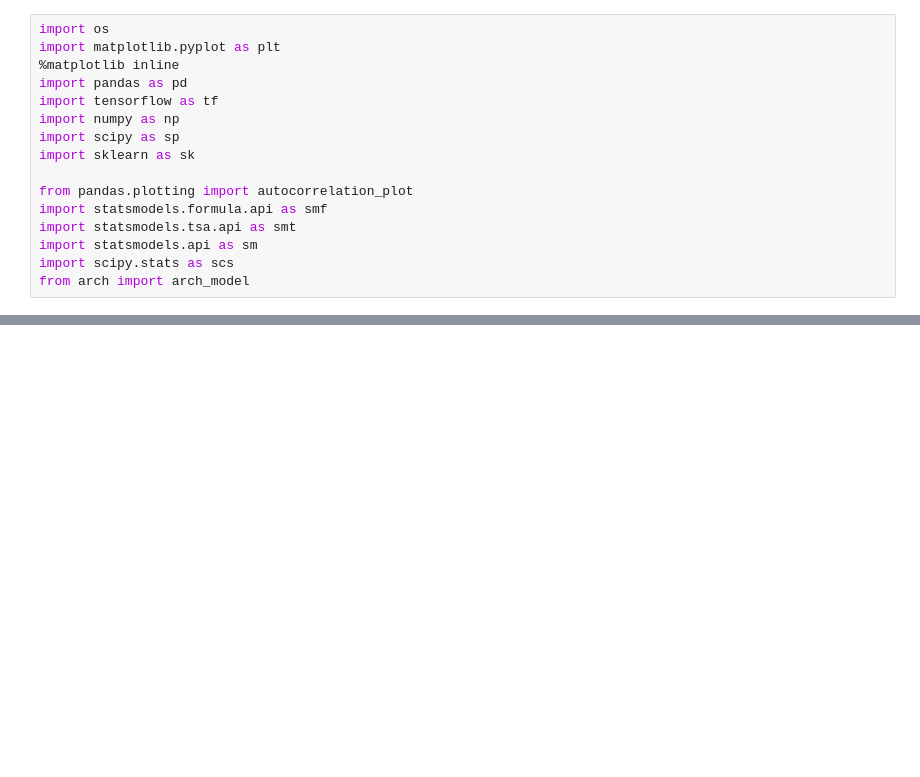
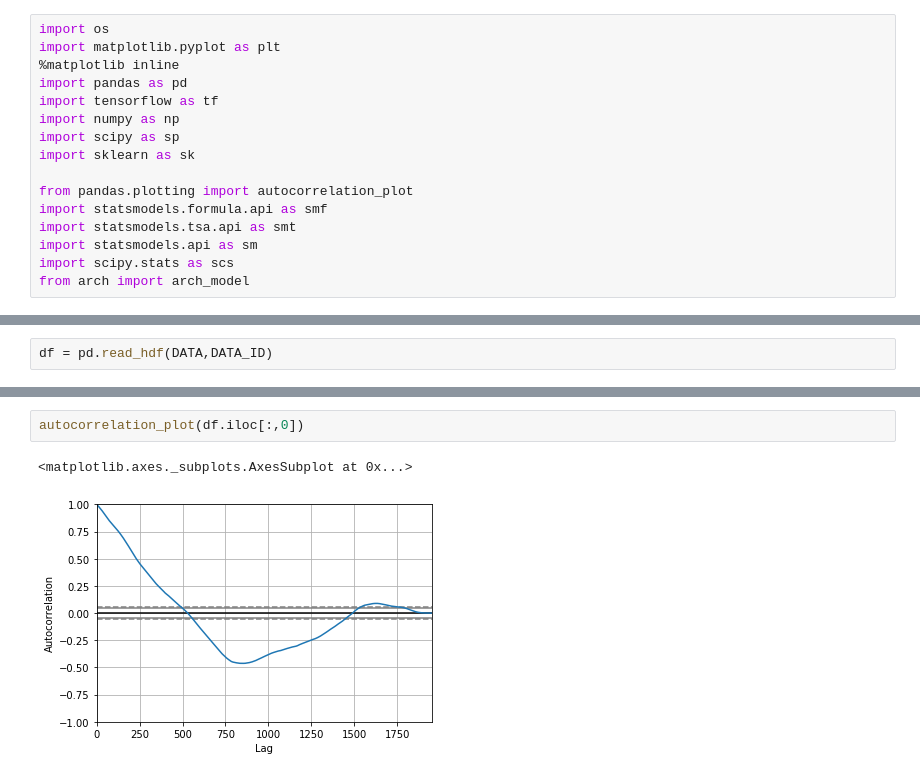
Before and after one commit to SiyangJ/DeepStock, a Jupyter notebook: FinalProject/DataStats.ipynb, the cells around one changed output, grey strips where cells are left out. Cells and saved outputs as stored; diff of their text form; blank space fills up the shorter version.

```diff
--- a/FinalProject/DataStats.ipynb
+++ b/FinalProject/DataStats.ipynb
@@ -37,3 +40,5 @@ NUM_DAYS = 5
 NUM_PER_DAY = 389
 NUM_STOCKS = 50
 NUM_PER_STOCK = 5
+# %%
+df = pd.read_hdf(DATA,DATA_ID)
@@ -39,0 +68,5 @@ NUM_PER_STOCK = 5
+# %%
+autocorrelation_plot(df.iloc[:,0])
+# %% [output]
+<matplotlib.axes._subplots.AxesSubplot at 0x...>
+[figure, added]
```
Also changed, not shown: parts of 10 cells of this notebook, 1 other file.
